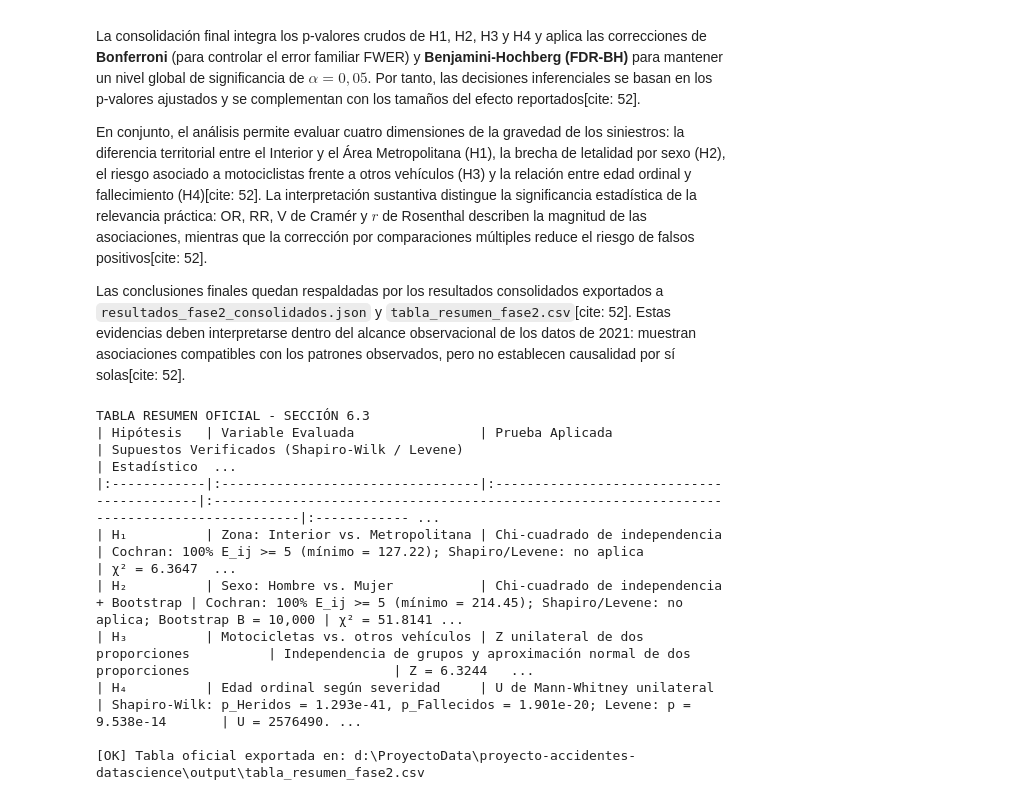
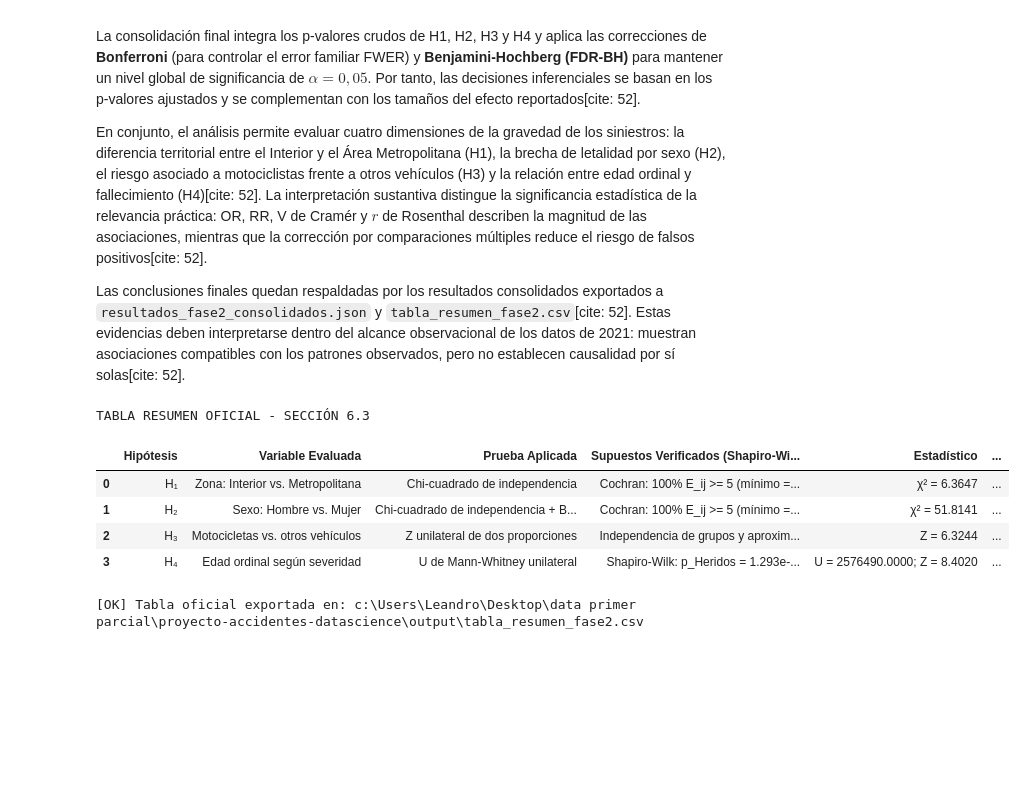
Before and after one commit to Alanalcarazpy7/proyecto-accidentes-datascience, a Jupyter notebook: notebooks/Fase2_Analisis_Inferencial.ipynb, the cells around one changed output. Saved outputs shown, nothing was run; the diff lists cells and outputs as text; code cells hidden in the pictures; blank space fills up the shorter version.

```diff
--- a/notebooks/Fase2_Analisis_Inferencial.ipynb
+++ b/notebooks/Fase2_Analisis_Inferencial.ipynb
@@ -1317,39 +1311,37 @@ df_matriz_sintesis = pd.DataFrame({
     'Supuestos Verificados (Shapiro-Wilk / Levene)': supuestos_oficiales,
     'Estadístico': estadisticos_oficiales,
     'Grados de Libertad (gl)': ['1', '1', 'No aplica', 'No aplica'],
     'Valor p crudo': p_valores_oficiales,
     'Valor p Ajustado (Bonferroni)': p_bonferroni_oficiales,
     'Valor p Ajustado (FDR-BH)': p_fdr_bh_oficiales,
     'IC 95%': ic_95_oficiales,
     'Tamaño del Efecto': [
         f'OR = {float(or_h1):.4f}; V de Cramér = {float(v_cramer_h1):.4f}',
         f'OR = {float(or_h2):.4f}; V de Cramér = {float(v_cramer_h2):.4f}',
         f'RR = {float(rr_h3):.4f}; OR = {float(or_h3):.4f}',
         f'r de Rosenthal = {float(r_rosenthal_h4):.4f}'
     ],
     'Decisión': np.where(
         rechazos_bonferroni_oficiales,
         'Rechazar H0',
         'No hay evidencia suficiente para rechazar H0'
     )
 })
 
 for columna_p in ['Valor p crudo', 'Valor p Ajustado (Bonferroni)', 'Valor p Ajustado (FDR-BH)']:
     df_matriz_sintesis[columna_p] = df_matriz_sintesis[columna_p].map(lambda valor: f'{valor:.6g}')
 
 ruta_csv_oficial = os.path.join(OUTPUT_DIR, 'tabla_resumen_fase2.csv')
 df_matriz_sintesis.to_csv(ruta_csv_oficial, index=False, encoding='utf-8-sig')
 
 print('TABLA RESUMEN OFICIAL - SECCIÓN 6.3')
-print(df_matriz_sintesis.to_markdown(index=False))
+display(df_matriz_sintesis)
 print(f'\n[OK] Tabla oficial exportada en: {ruta_csv_oficial}')
 # %% [output]
 TABLA RESUMEN OFICIAL - SECCIÓN 6.3
-| Hipótesis   | Variable Evaluada                | Prueba Aplicada                           | Supuestos Verificados (Shapiro-Wilk / Levene)                                              | Estadístico  ...
-|:------------|:---------------------------------|:------------------------------------------|:-------------------------------------------------------------------------------------------|:------------ ...
-| H₁          | Zona: Interior vs. Metropolitana | Chi-cuadrado de independencia             | Cochran: 100% E_ij >= 5 (mínimo = 127.22); Shapiro/Levene: no aplica                       | χ² = 6.3647  ...
-| H₂          | Sexo: Hombre vs. Mujer           | Chi-cuadrado de independencia + Bootstrap | Cochran: 100% E_ij >= 5 (mínimo = 214.45); Shapiro/Levene: no aplica; Bootstrap B = 10,000 | χ² = 51.8141 ...
-| H₃          | Motocicletas vs. otros vehículos | Z unilateral de dos proporciones          | Independencia de grupos y aproximación normal de dos proporciones                          | Z = 6.3244   ...
-| H₄          | Edad ordinal según severidad     | U de Mann-Whitney unilateral              | Shapiro-Wilk: p_Heridos = 1.293e-41, p_Fallecidos = 1.901e-20; Levene: p = 9.538e-14       | U = 2576490. ...
-
-[OK] Tabla oficial exportada en: d:\ProyectoData\proyecto-accidentes-datascience\output\tabla_resumen_fase2.csv
+|  | Hipótesis | Variable Evaluada | Prueba Aplicada | Supuestos Verificados (Shapiro-Wi... | Estadístico | ... |
+| 0 | H₁ | Zona: Interior vs. Metropolitana | Chi-cuadrado de independencia | Cochran: 100% E_ij >= 5 (mínimo =... | χ² = 6.3647 | ... |
+| 1 | H₂ | Sexo: Hombre vs. Mujer | Chi-cuadrado de independencia + B... | Cochran: 100% E_ij >= 5 (mínimo =... | χ² = 51.8141 | ... |
+| 2 | H₃ | Motocicletas vs. otros vehículos | Z unilateral de dos proporciones | Independencia de grupos y aproxim... | Z = 6.3244 | ... |
+| 3 | H₄ | Edad ordinal según severidad | U de Mann-Whitney unilateral | Shapiro-Wilk: p_Heridos = 1.293e-... | U = 2576490.0000; Z = 8.4020 | ... |
+[OK] Tabla oficial exportada en: c:\Users\Leandro\Desktop\data primer parcial\proyecto-accidentes-datascience\output\tabla_resumen_fase2.csv
```
Also changed, not shown: parts of 6 cells of this notebook, 4 other files.
